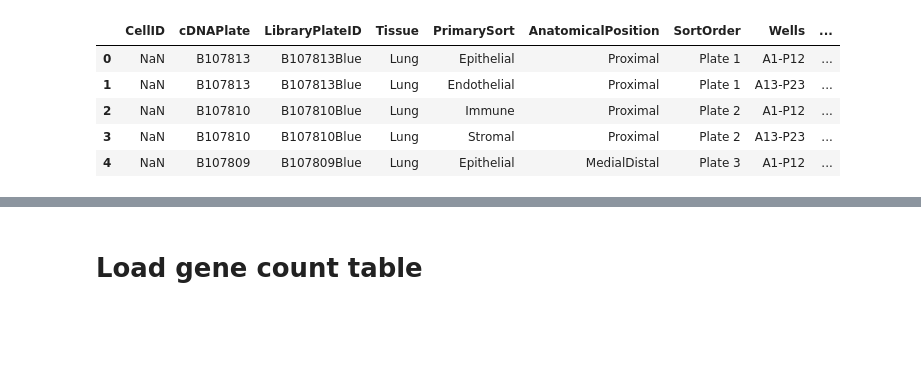
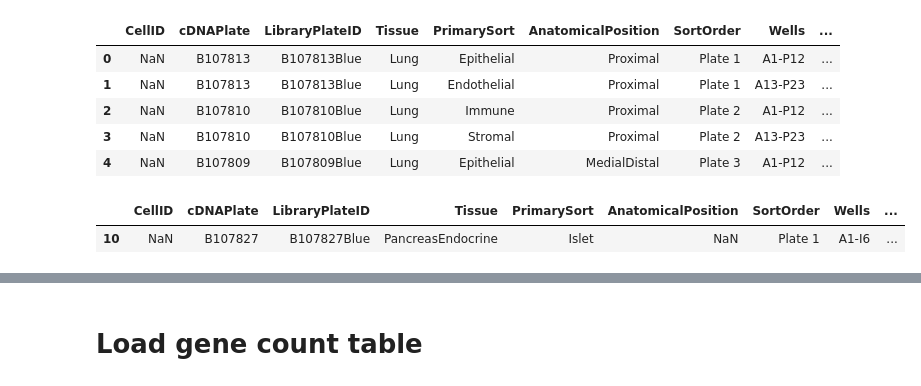
Before and after one commit to czbiohub-sf/tabula-sapiens, a Jupyter notebook: analysis-scripts/pilot1/TSP1_generate_SS2_h5ad.ipynb, the cells around one changed output, grey strips where cells are left out. Drawn from its saved outputs; the diff is of its cells as text; code cells hidden in the pictures; blank space fills up the shorter version.

```diff
--- a/analysis-scripts/pilot1/TSP1_generate_SS2_h5ad.ipynb
+++ b/analysis-scripts/pilot1/TSP1_generate_SS2_h5ad.ipynb
@@ -46,6 +48,11 @@ tsp1_ss2_metadata_mess.head()
 | 2 | NaN | B107810 | B107810Blue | Lung | Immune | Proximal | Plate 2 | A1-P12 | ... |
 | 3 | NaN | B107810 | B107810Blue | Lung | Stromal | Proximal | Plate 2 | A13-P23 | ... |
 | 4 | NaN | B107809 | B107809Blue | Lung | Epithelial | MedialDistal | Plate 3 | A1-P12 | ... |
+# %%
+tsp1_ss2_metadata_mess[tsp1_ss2_metadata_mess['cDNAPlate']=='B107827']
+# %% [output]
+|  | CellID | cDNAPlate | LibraryPlateID | Tissue | PrimarySort | AnatomicalPosition | SortOrder | Wells | ... |
+| 10 | NaN | B107827 | B107827Blue | PancreasEndocrine | Islet | NaN | Plate 1 | A1-I6 | ... |
 # %%
 tsp1_ss2_metadata_mess.groupby(['cDNAPlate','LibraryPlateID']).count()
 # %% [output]
```
Also changed, not shown: parts of 7 cells of this notebook, 5 other files.
